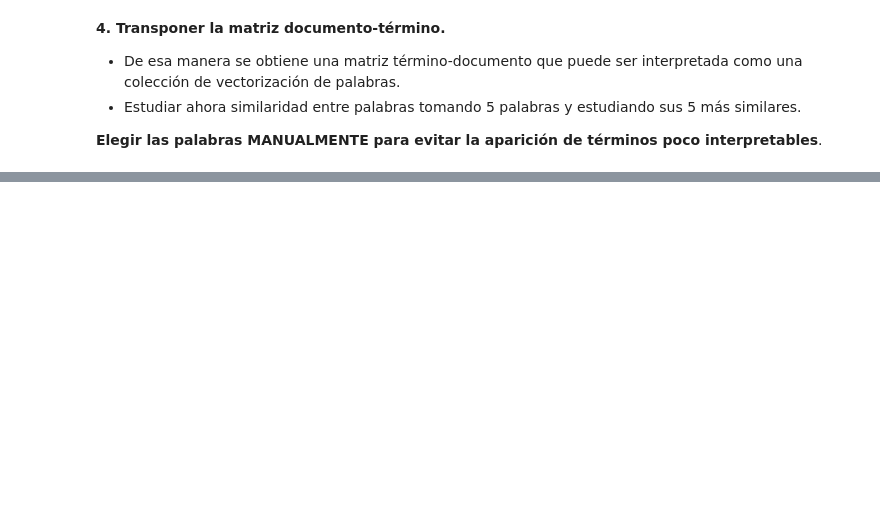
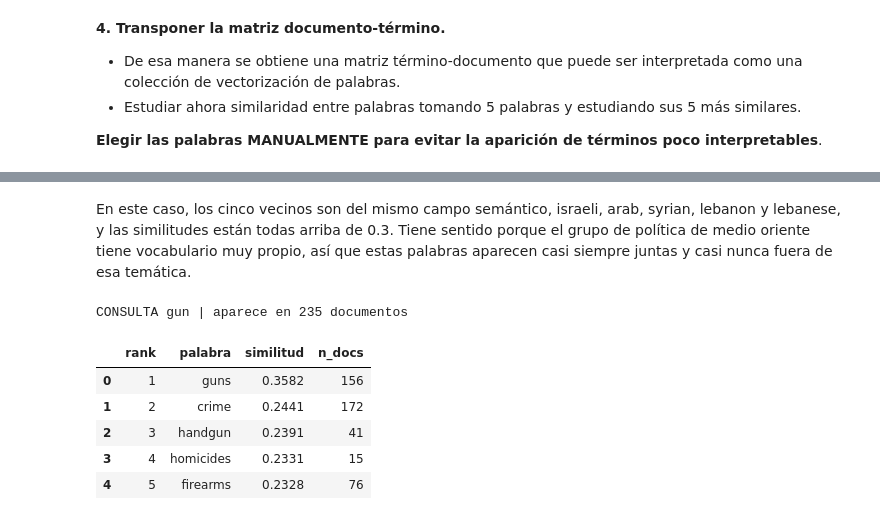
Before and after one commit to francomor/ceia-trabajos, a Jupyter notebook: procesamiento_lenguaje_natural/Desafio_1.ipynb, the cells around one changed output, grey strips where cells are left out. Saved outputs shown, nothing was run; the diff lists cells and outputs as text; code cells hidden in the pictures; blank space fills up the shorter version.

```diff
--- a/procesamiento_lenguaje_natural/Desafio_1.ipynb
+++ b/procesamiento_lenguaje_natural/Desafio_1.ipynb
@@ -594,0 +632,12 @@ Los errores se agrupan por tema. talk.religion.misc y alt.atheism se van a soc.r
+# %% [markdown]
+En este caso, los cinco vecinos son del mismo campo semántico, israeli, arab, syrian, lebanon y lebanese, y las similitudes están todas arriba de 0.3. Tiene sentido porque el grupo de política de medio oriente tiene vocabulario muy propio, así que estas palabras aparecen casi siempre juntas y casi nunca fuera de esa temática.
+# %%
+tabla_palabras("gun")
+# %% [output]
+CONSULTA gun | aparece en 235 documentos
+|  | rank | palabra | similitud | n_docs |
+| 0 | 1 | guns | 0.3582 | 156 |
+| 1 | 2 | crime | 0.2441 | 172 |
+| 2 | 3 | handgun | 0.2391 | 41 |
+| 3 | 4 | homicides | 0.2331 | 15 |
+| 4 | 5 | firearms | 0.2328 | 76 |
```
Also changed, not shown: parts of 12 cells of this notebook.
